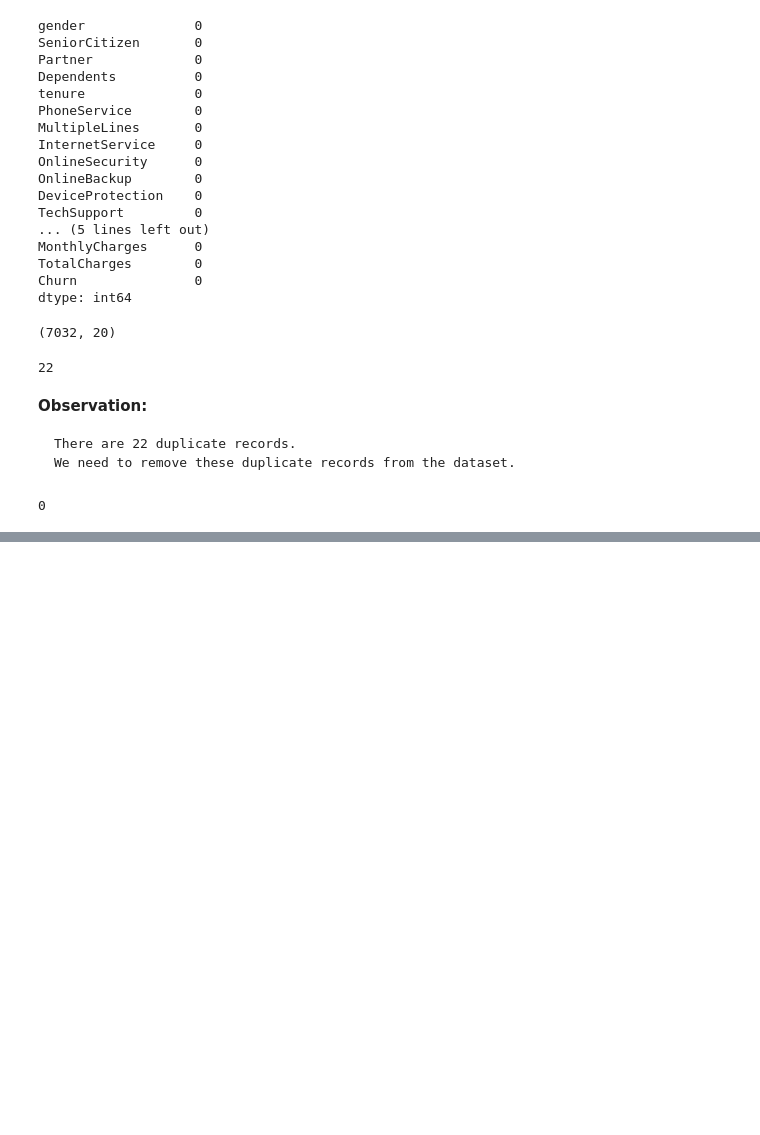
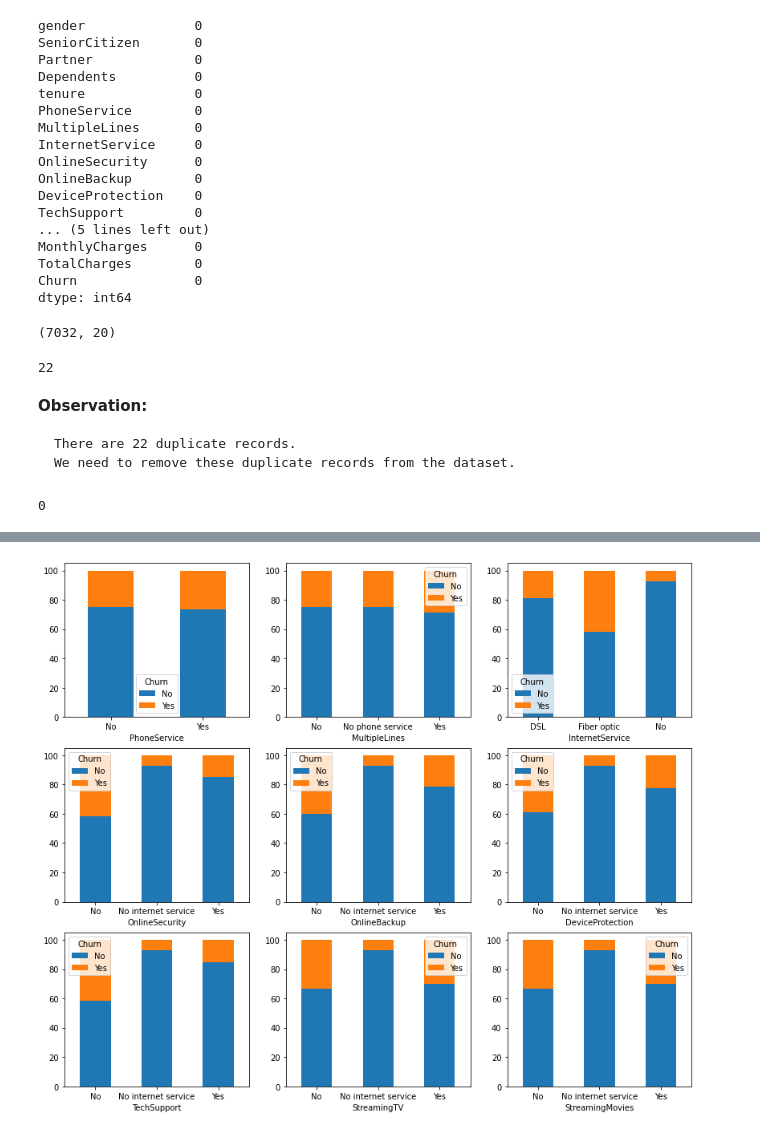
Before and after one commit to mosha1812/telecom-churn, a Jupyter notebook: customer-churn-prediction-telco.ipynb, the cells around one changed output, grey strips where cells are left out. Saved outputs shown, nothing was run; the diff lists cells and outputs as text; code cells hidden in the pictures; blank space fills up the shorter version.

```diff
--- a/customer-churn-prediction-telco.ipynb
+++ b/customer-churn-prediction-telco.ipynb
@@ -276,0 +339,3 @@ df.duplicated().sum()
+# %%
+service_features = ['PhoneService', 'MultipleLines', 'InternetService', 'OnlineSecurity', 'OnlineBackup',
+ 'DeviceProtection', 'TechSupport', 'StreamingTV', 'StreamingMovies']
@@ -276,0 +355,10 @@ df.duplicated().sum()
+# %%
+# create the subplot
+fig = plt.figure(figsize=(14,12))
+
+for index, col in enumerate(service_features, 1):
+    ax = fig.add_subplot(3, 3, index)
+    cross_tab = pd.crosstab(df[col], df['Churn']).apply(lambda x: x/x.sum()*100, axis=1)
+    cross_tab.plot(kind='bar',ax=ax, stacked=True, rot=0)
+# %% [output]
+[figure, added]
```
Also changed, not shown: parts of 58 cells of this notebook.
